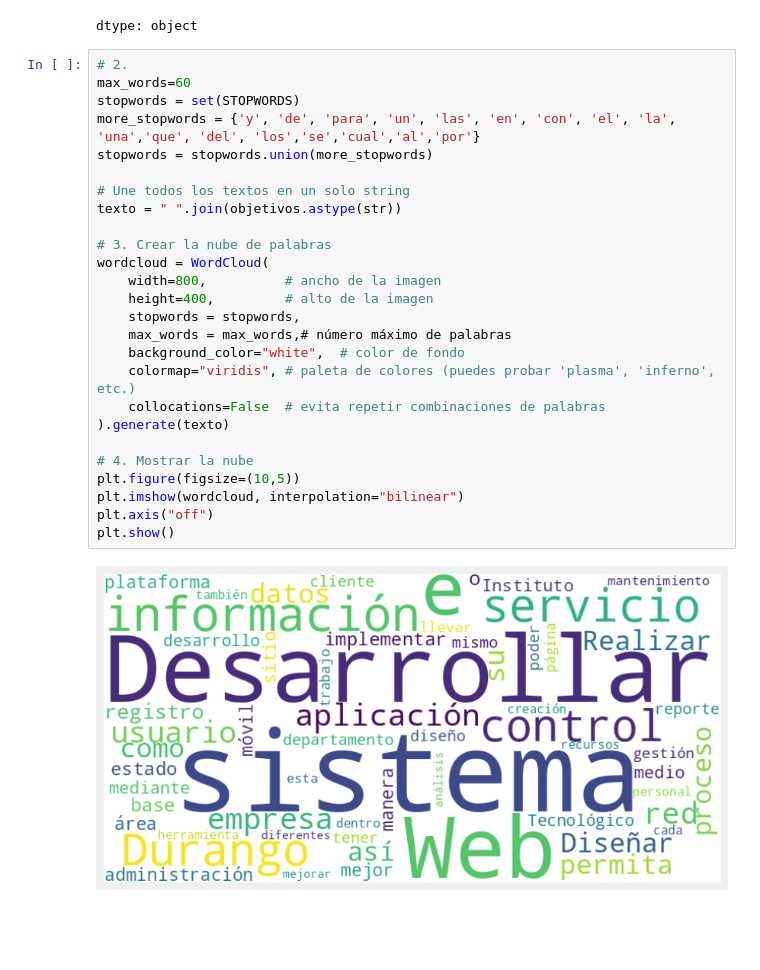
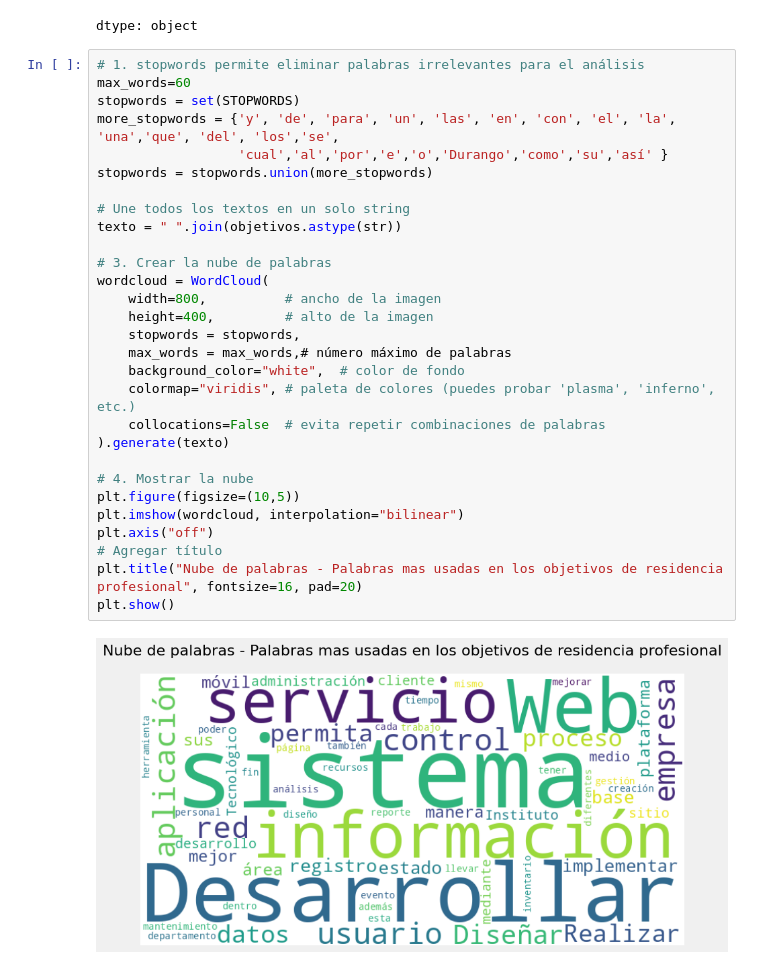
Before and after one commit to Jose-Gabriel-Rodriguez/Investigacion, a Jupyter notebook: residencias/AnalisisDeResidencias.ipynb, the cells around one changed output. Cells and saved outputs as stored; diff of their text form; blank space fills up the shorter version.

```diff
--- a/residencias/AnalisisDeResidencias.ipynb
+++ b/residencias/AnalisisDeResidencias.ipynb
@@ -925,30 +925,33 @@ objetivos.head()
 | 4 | Diseñar y desarrollar un portal d... |
 dtype: object
 # %%
-# 2.
+# 1. stopwords permite eliminar palabras irrelevantes para el análisis
 max_words=60
 stopwords = set(STOPWORDS)
-more_stopwords = {'y', 'de', 'para', 'un', 'las', 'en', 'con', 'el', 'la', 'una','que', 'del', 'los','se','cual','al','por'}
+more_stopwords = {'y', 'de', 'para', 'un', 'las', 'en', 'con', 'el', 'la', 'una','que', 'del', 'los','se',
+                  'cual','al','por','e','o','Durango','como','su','así' }
 stopwords = stopwords.union(more_stopwords)
 
 # Une todos los textos en un solo string
 texto = " ".join(objetivos.astype(str))
 
 # 3. Crear la nube de palabras
 wordcloud = WordCloud(
     width=800,          # ancho de la imagen
     height=400,         # alto de la imagen
     stopwords = stopwords,
     max_words = max_words,# número máximo de palabras
     background_color="white",  # color de fondo
     colormap="viridis", # paleta de colores (puedes probar 'plasma', 'inferno', etc.)
     collocations=False  # evita repetir combinaciones de palabras
 ).generate(texto)
 
 # 4. Mostrar la nube
 plt.figure(figsize=(10,5))
 plt.imshow(wordcloud, interpolation="bilinear")
 plt.axis("off")
+# Agregar título
+plt.title("Nube de palabras - Palabras mas usadas en los objetivos de residencia profesional", fontsize=16, pad=20)
 plt.show()
 # %% [output]
-[figure, old version]
+[figure, new version]
```
